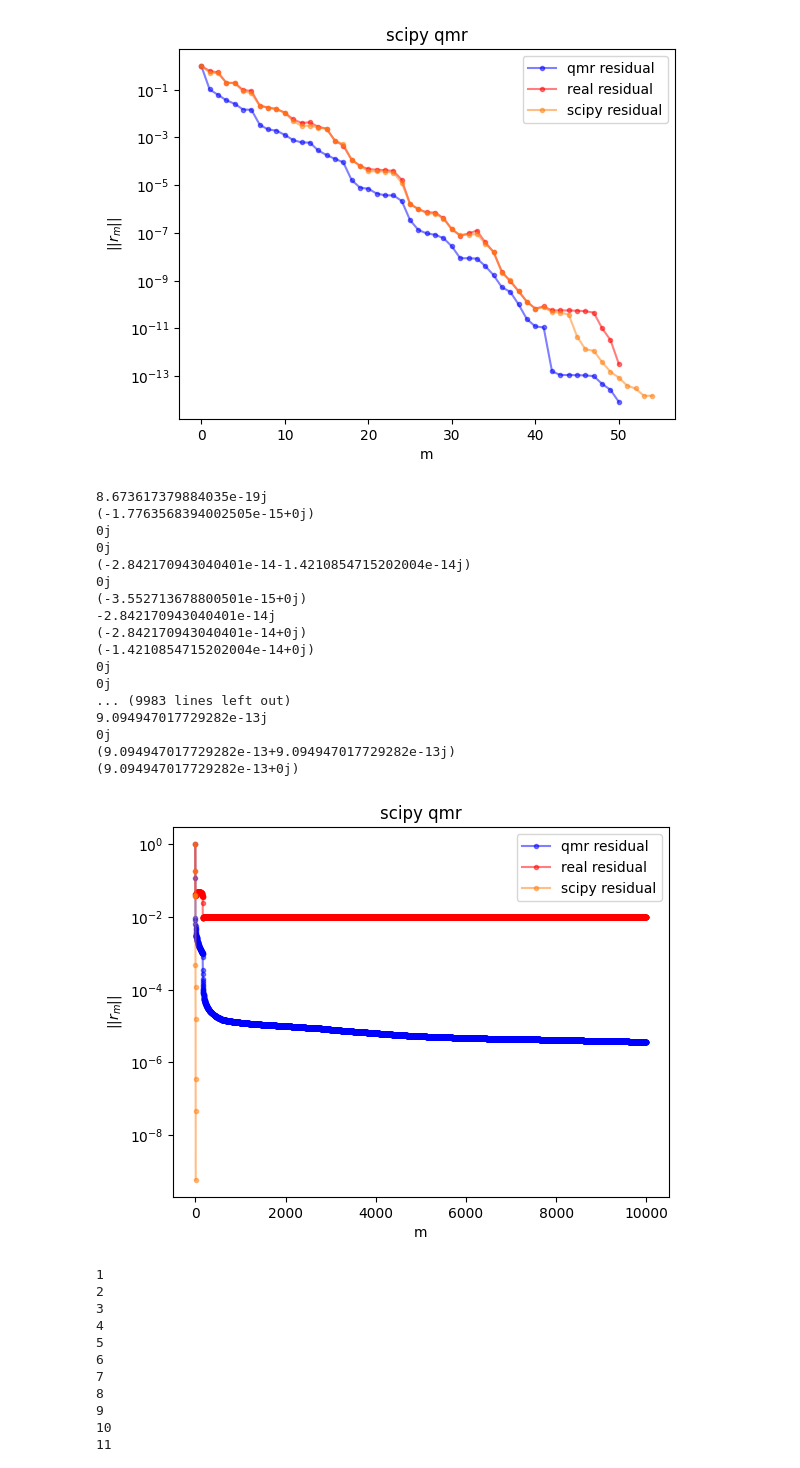
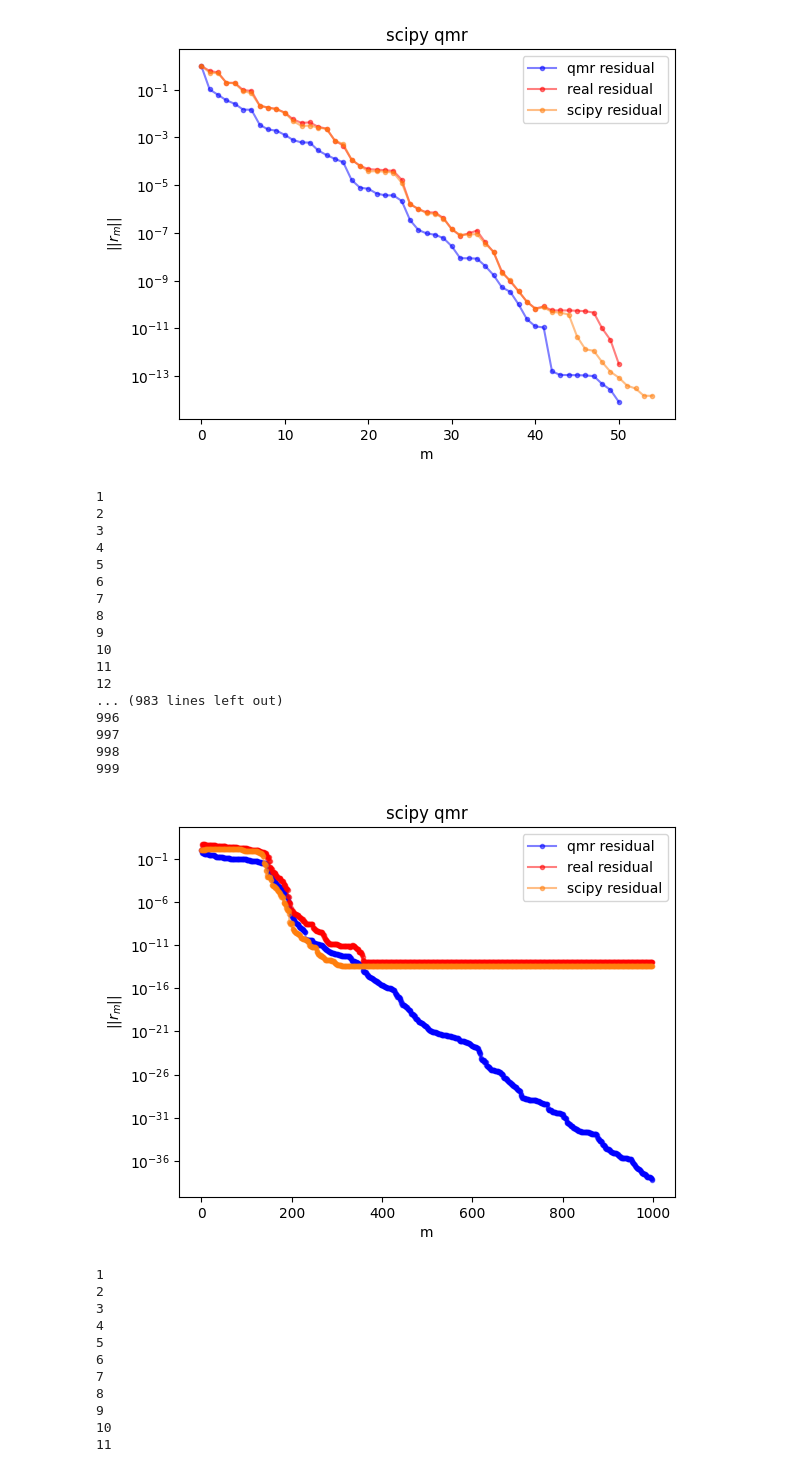
Before and after one commit to KozlovNA/bcg_and_qmr, a Jupyter notebook: bcg_and_qmr.ipynb, the cells around one changed output. Drawn from its saved outputs; the diff is of its cells as text; code cells hidden in the pictures.

Commit message:
cqmr fixed

```diff
--- a/bcg_and_qmr.ipynb
+++ b/bcg_and_qmr.ipynb
@@ -256,15 +256,15 @@ def cqmr(A, b, x0, max_iter=10000, tol=1e-6):
     mmax = 0
 
     for m in np.arange(1, max_iter):
-        alpha_m = np.vdot(A@v_m,w_m)
+        alpha_m = np.vdot(w_m,A@v_m)
         v_mp1_hat = A@v_m - alpha_m*v_m - beta_m*v_mm1
-        w_mp1_hat = A.conj().T@w_m - alpha_m*w_m - delta_m*w_mm1
+        w_mp1_hat = A.conj().T@w_m - np.conj(alpha_m)*w_m - np.conj(delta_m)*w_mm1
         delta_mp1 = np.sqrt(np.abs(np.vdot(w_mp1_hat, v_mp1_hat)))
         if np.abs(delta_mp1) < tol:
             break
         beta_mp1 = np.vdot(w_mp1_hat, v_mp1_hat) / delta_mp1
         v_mp1 = v_mp1_hat / delta_mp1
-        w_mp1 = w_mp1_hat / beta_mp1
+        w_mp1 = w_mp1_hat / np.conj(beta_mp1)
 
         t_m_m_mm1 = -beta_m*np.conj(c_mm2)*np.conj(s_mm1) + alpha_m*np.conj(c_mm1)
         # sc_m_denom = np.sqrt( (t_m_m_mm1)**2 + (delta_mp1)**2 )
@@ -276,7 +276,7 @@ def cqmr(A, b, x0, max_iter=10000, tol=1e-6):
         g = np.append(g, np.abs(gamma_mp1)/np.linalg.norm(r0))
         gamma_m = c_m * gamma_m
 
-        print(-np.conj(s_m)*t_m_m_mm1 + np.conj(c_m)*delta_mp1)
+        # print(np.abs(-np.conj(s_m)*t_m_m_mm1 + np.conj(c_m)*delta_mp1))
 
         t_m_m = c_m * t_m_m_mm1 + s_m * delta_mp1
         t_mm1_m = beta_m*np.conj(c_mm2)*c_mm1 + alpha_m*s_mm1
@@ -288,8 +288,9 @@ def cqmr(A, b, x0, max_iter=10000, tol=1e-6):
         real_residuals = np.append(real_residuals, np.linalg.norm(b - A@x_m) / np.linalg.norm(r0))
 
         mmax = m
-        # print(m)
-        if g[-1] < tol:
+        print(m)
+        # if g[-1] < tol:
+        if real_residuals[-1] < tol:
             break
 
         x_mm1 = x_m
@@ -313,54 +314,54 @@ def cqmr(A, b, x0, max_iter=10000, tol=1e-6):
     plt.xlabel('m')
     plt.ylabel(r'$\gamma_{m+1} \;/\; ||r_0||$')
     plt.semilogy()
     plt.grid()
     plt.legend()
     # plt.show()
 
 import cmath
-N = 10
-A = matrix_with_singular_values(np.random.uniform(90.0, 100.0, N), N,N) + np.random.uniform(-10,10,(N,N)) + 1.0j*np.random.uniform(-1,1,(N,N))
+N = 100
+A = matrix_with_singular_values(np.random.uniform(90.0, 100.0, N), N,N) + np.random.uniform(-10,10,(N,N)) + 10.0j*np.random.uniform(-10,10,(N,N))
 b = np.random.rand(N)
 x0 = np.zeros(N)
 
-cqmr(A,b,x0,tol=1e-14)
 
 import scipy.sparse.linalg as scp
 i = [0]
 residuals = np.zeros(10000)
 residuals[0] = 1.0
 r0_norm = np.linalg.norm(A@x0-b)
 def callback_qmr(x, i, r0_norm, residuals):
     i[0] = i[0] + 1
     residuals[i[0]]=np.linalg.norm(A@x-b)/r0_norm
 scp.qmr(A,b,x0,callback= lambda x: callback_qmr(x,i,r0_norm,residuals),tol=1e-14)
+cqmr(A,b,x0,tol=1e-14, max_iter=i[0])
 plt.plot(np.arange(0, i[0]), residuals[:i[0]], marker='o', markersize=3, linestyle='-', color='tab:orange', alpha=0.5, label='scipy residual')
 plt.title(r'scipy qmr')
 plt.xlabel('m')
 plt.ylabel(r'$||r_m||$')
 plt.semilogy()
 plt.grid()
 plt.legend()
 plt.show()
 # %% [output]
-8.673617379884035e-19j
-(-1.7763568394002505e-15+0j)
-0j
-0j
-(-2.842170943040401e-14-1.4210854715202004e-14j)
-0j
-(-3.552713678800501e-15+0j)
--2.842170943040401e-14j
-(-2.842170943040401e-14+0j)
-(-1.4210854715202004e-14+0j)
-0j
-0j
-... (9983 lines left out)
-9.094947017729282e-13j
-0j
-(9.094947017729282e-13+9.094947017729282e-13j)
-(9.094947017729282e-13+0j)
+1
+2
+3
+4
+5
+6
+7
+8
+9
+10
+11
+12
+... (983 lines left out)
+996
+997
+998
+999
-[figure, old version]
+[figure, new version]
 # %%
 import numpy as np
 import matplotlib.pyplot as plt
```
Also changed, not shown: parts of 2 cells of this notebook.
